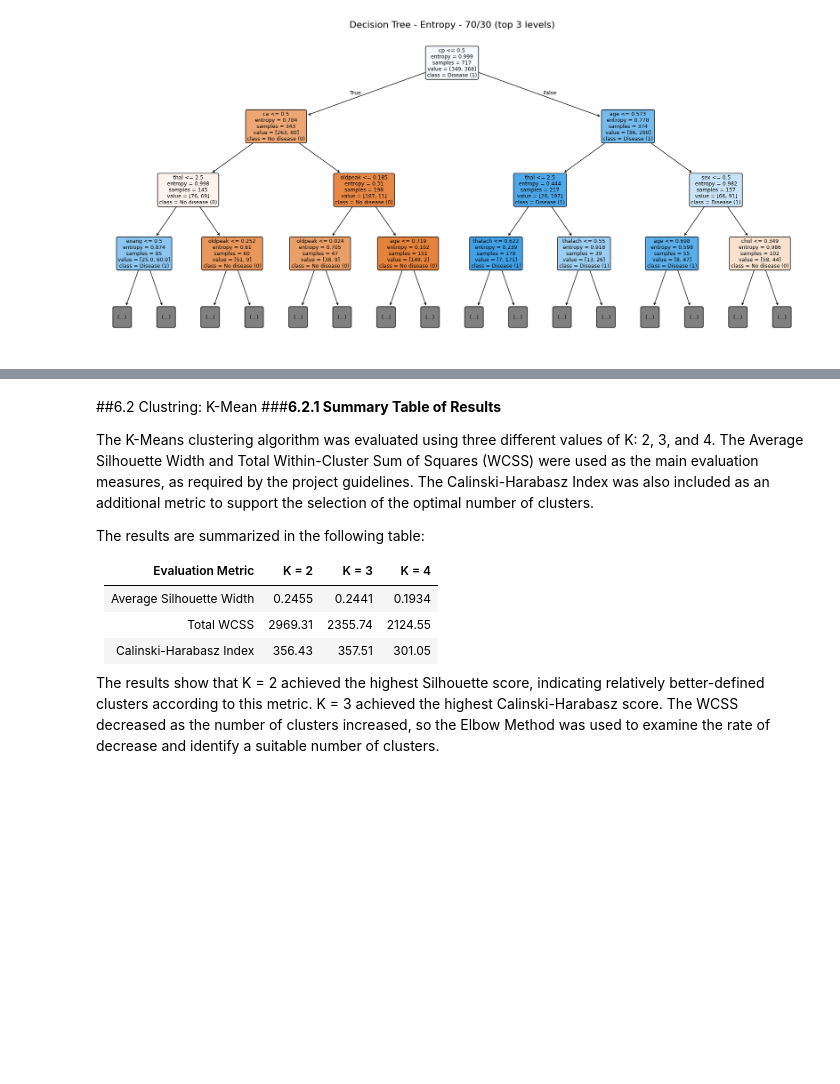
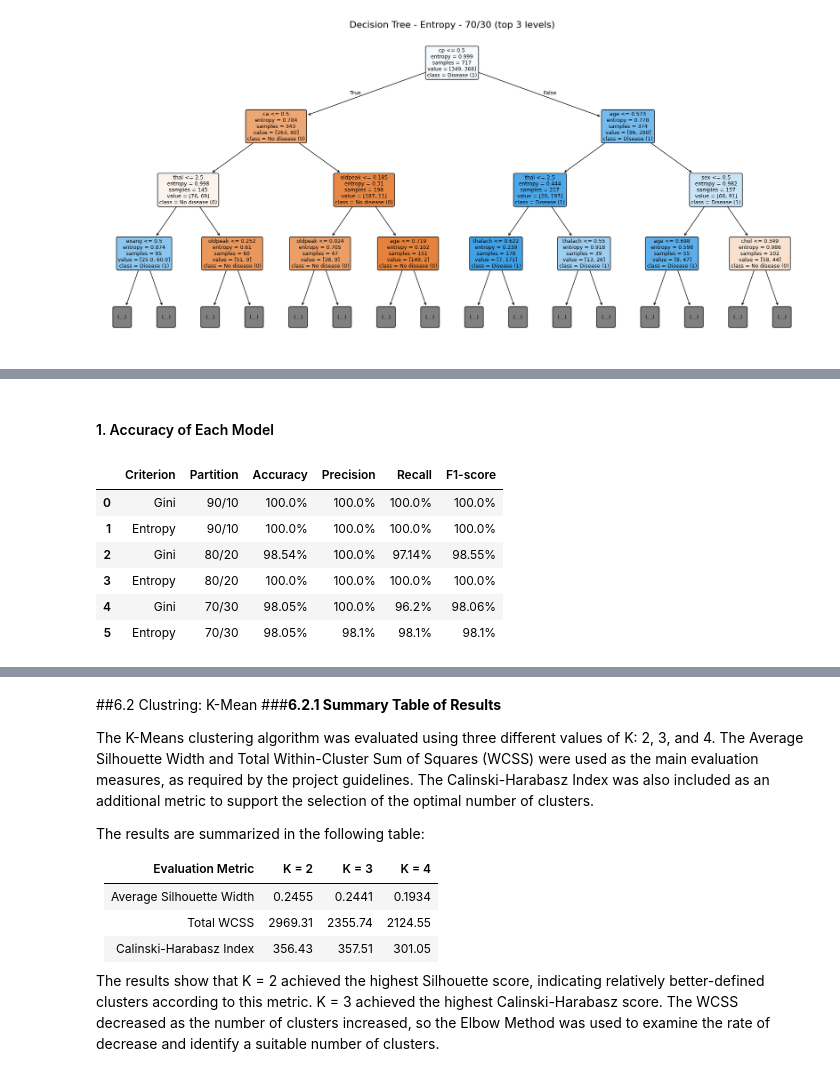
Before and after one commit to raneem-a1/IT326-Heart-Disease-project, a Jupyter notebook: final_report.ipynb, the cells around one changed output, grey strips where cells are left out. Drawn from its saved outputs; the diff is of its cells as text; code cells hidden in the pictures; blank space fills up the shorter version.

```diff
--- a/final_report.ipynb
+++ b/final_report.ipynb
@@ -336,0 +353,33 @@ for (c_name, p_name), model in models.items():
+# %% [markdown]
+#### 1. Accuracy of Each Model
+# %%
+from sklearn.metrics import accuracy_score, confusion_matrix, precision_score, recall_score, f1_score
+
+import seaborn as sns
+
+rows = []
+for (c_name, p_name), model in models.items():
+    y_test = splits[p_name][3]
+    y_pred = preds[(c_name, p_name)]
+    rows.append({
+        'Criterion': c_name,
+        'Partition': p_name,
+        'Accuracy': accuracy_score(y_test, y_pred),
+        'Precision': precision_score(y_test, y_pred),
+        'Recall': recall_score(y_test, y_pred),
+        'F1-score': f1_score(y_test, y_pred),
+    })
+
+results = pd.DataFrame(rows)
+results_display = results.copy()
+for col in ['Accuracy', 'Precision', 'Recall', 'F1-score']:
+    results_display[col] = (results_display[col] * 100).round(2).astype(str) + '%'
+results_display
+# %% [output]
+|  | Criterion | Partition | Accuracy | Precision | Recall | F1-score |
+| 0 | Gini | 90/10 | 100.0% | 100.0% | 100.0% | 100.0% |
+| 1 | Entropy | 90/10 | 100.0% | 100.0% | 100.0% | 100.0% |
+| 2 | Gini | 80/20 | 98.54% | 100.0% | 97.14% | 98.55% |
+| 3 | Entropy | 80/20 | 100.0% | 100.0% | 100.0% | 100.0% |
+| 4 | Gini | 70/30 | 98.05% | 100.0% | 96.2% | 98.06% |
+| 5 | Entropy | 70/30 | 98.05% | 98.1% | 98.1% | 98.1% |
```
Also changed, not shown: parts of 4 cells of this notebook.
